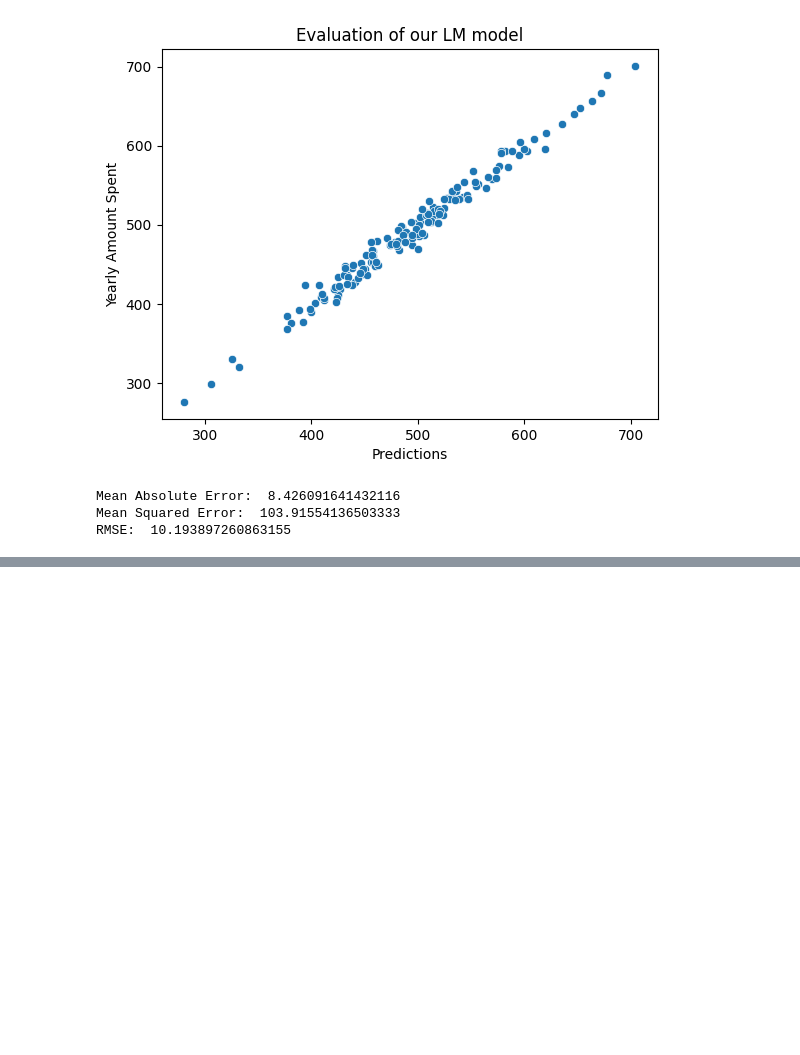
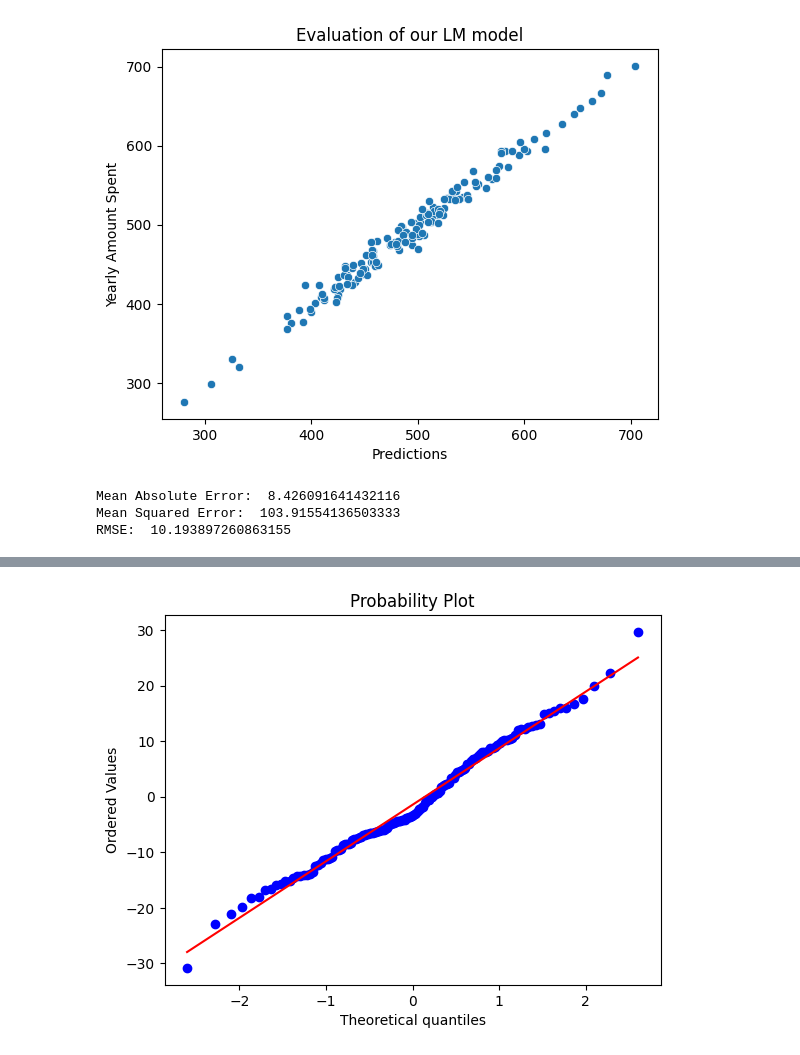
Before and after one commit to michaelzanoni/Linear-Regression-Ecommerce, a Jupyter notebook: Linear Regression in Python.ipynb, the cells around one changed output, grey strips where cells are left out. Saved outputs shown, nothing was run; the diff lists cells and outputs as text; code cells hidden in the pictures; blank space fills up the shorter version.

```diff
--- a/Linear Regression in Python.ipynb
+++ b/Linear Regression in Python.ipynb
@@ -236,0 +247,8 @@ RMSE:  10.193897260863155
+# %%
+import pylab
+import scipy.stats as stats
+
+stats.probplot(residuals, dist="norm", plot=pylab)
+pylab.show()
+# %% [output]
+[figure, added]
```
Also changed, not shown: parts of 6 cells of this notebook.
